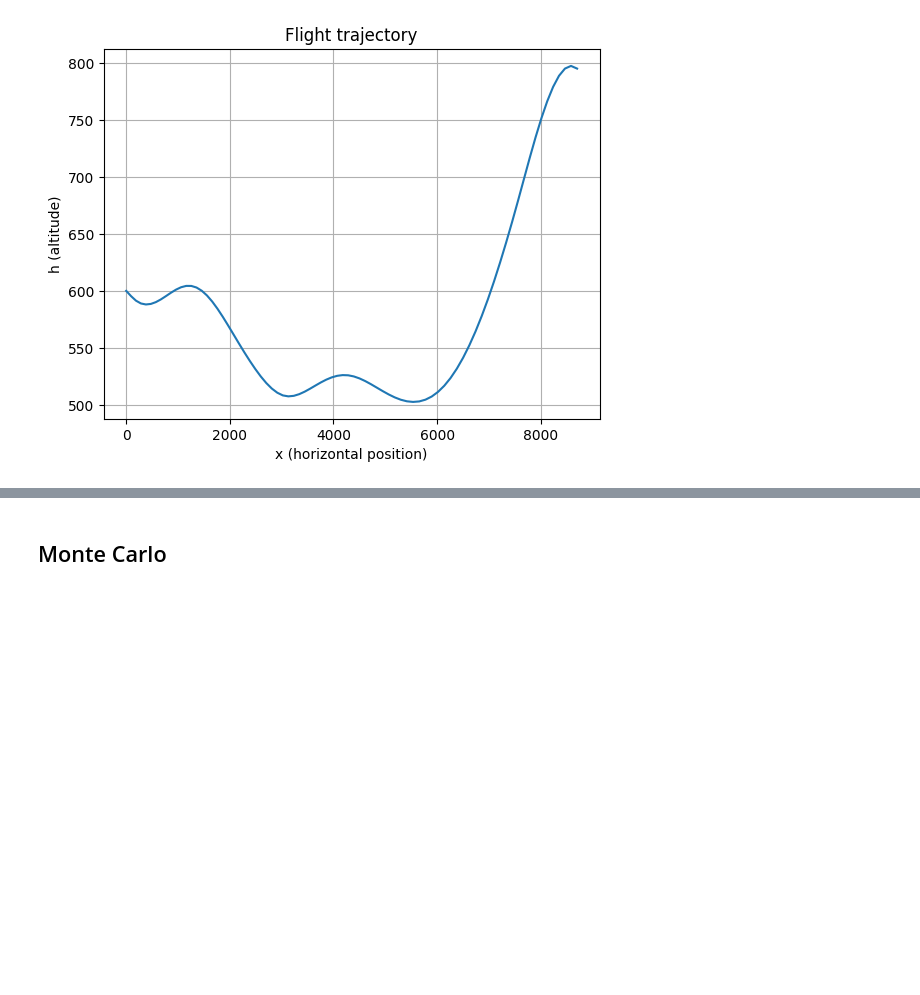
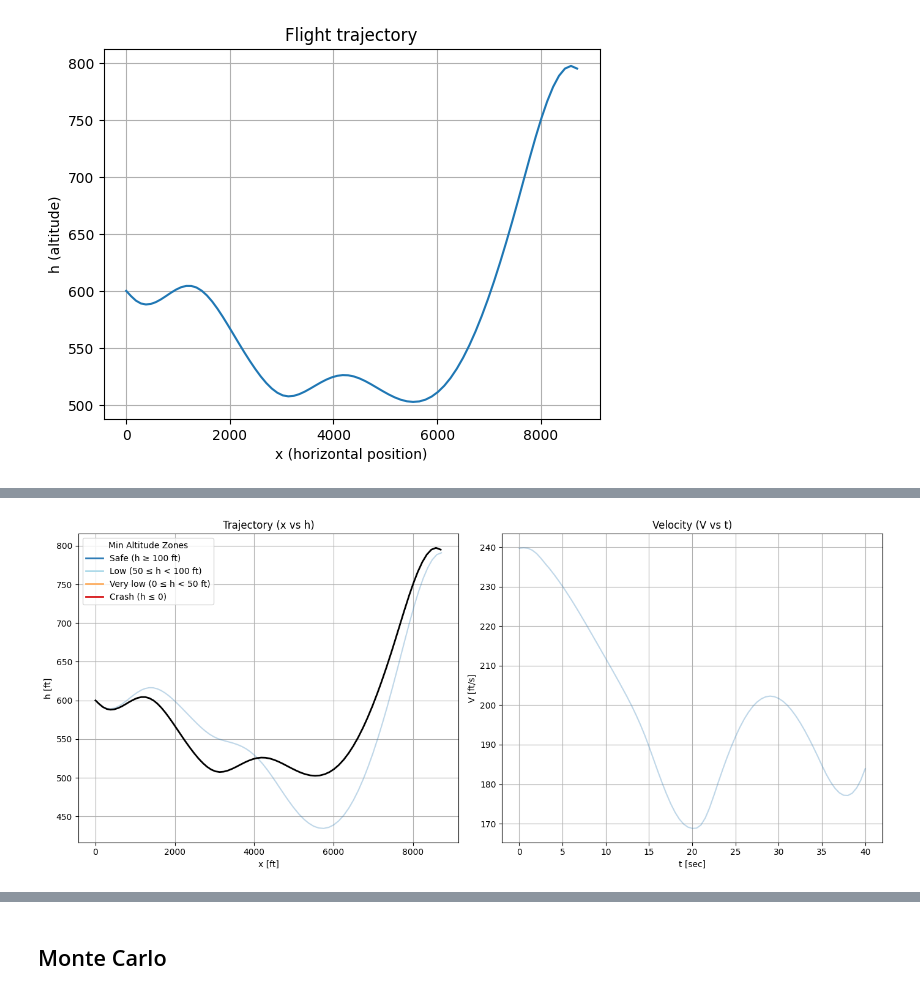
Before and after one commit to dmw1998/Case_Study_Log, a Jupyter notebook: Full_Version_OCP.ipynb, the cells around one changed output, grey strips where cells are left out. Drawn from its saved outputs; the diff is of its cells as text; code cells hidden in the pictures; blank space fills up the shorter version.

Commit message:
Add Poster Plot

```diff
--- a/Full_Version_OCP.ipynb
+++ b/Full_Version_OCP.ipynb
@@ -233,7 +230,7 @@ def solve_ocp(k_value):
     opti.solver("ipopt", {"expand": True}, {
         "max_iter": 1000,
         "tol": 1e-6,
-        "print_level": 5,
+        "print_level": 0,
         "linear_solver": "mumps",
         "hessian_approximation": "limited-memory",
     })
@@ -431,0 +543,88 @@ plt.show()
+# %%
+colors = {
+    "safe": "#2c7bb6",      # Dark Blue
+    "low": "#abd9e9",       # Light Blue
+    "very_low": "#fdae61",  # Orange
+    "crash": "#d7191c"      # Red
+}
+
+# Set simulation parameters
+np.random.seed(0)
+# k_values = np.random.normal(1, 0.25, 1000)
+k_values = [1.0]
+tf = 40
+N = 80
+dt = 40 / 80
+x0 = 0
+h0 = 600
+V0 = 239.7
+gamma0 = -0.03925
+alpha0 = 0.1283
+opt_u = res["u"]
+
+under_0, under_50, under_100 = 0, 0, 0
+
+fig, (ax1, ax2) = plt.subplots(1, 2, figsize=(14, 6))
+
+for k in k_values:
+    ode = get_numpy_aircraft_ode(k)
+    X = np.array([x0, h0, V0, gamma0, alpha0])
+    traj = {"x": [], "h": [], "V": [], "t": []}
+
+    for i, u in enumerate(opt_u):
+        t = i * dt
+        traj["x"].append(X[0])
+        traj["h"].append(X[1])
+        traj["V"].append(X[2])
+        traj["t"].append(t)
+        X = rk4_step_np(ode, X, u, t, dt)
+
+    traj["x"].append(X[0])
+    traj["h"].append(X[1])
+    traj["V"].append(X[2])
+    traj["t"].append(t + dt)
+
+    if min(traj["h"]) < 1e-6:
+        under_0 += 1
+        ax1.plot(traj["x"], traj["h"], alpha=0.3, color=colors["crash"])
+        ax2.plot(traj["t"], traj["V"], alpha=0.3, color=colors["crash"])
+    elif min(traj["h"]) < 50:
+        under_50 += 1
+        ax1.plot(traj["x"], traj["h"], alpha=0.3, color=colors["very_low"])
+        ax2.plot(traj["t"], traj["V"], alpha=0.3, color=colors["very_low"])
+    elif min(traj["h"]) < 100:
+        under_100 += 1
+        ax1.plot(traj["x"], traj["h"], alpha=0.3, color=colors["low"])
+        ax2.plot(traj["t"], traj["V"], alpha=0.3, color=colors["low"])
+    else:
+        ax1.plot(traj["x"], traj["h"], alpha=0.3, color=colors["safe"])
+        ax2.plot(traj["t"], traj["V"], alpha=0.3, color=colors["safe"])
+
+ax1.set_xlabel("x [ft]")
+ax1.set_ylabel("h [ft]")
+ax1.set_title("Trajectory (x vs h)")
+ax1.grid(True)
+legend_elements = [
+    Line2D([0], [0], color=colors["safe"],      lw=2, label='Safe (h ≥ 100 ft)'),
+    Line2D([0], [0], color=colors["low"],       lw=2, label='Low (50 ≤ h < 100 ft)'),
+    Line2D([0], [0], color=colors["very_low"],  lw=2, label='Very low (0 ≤ h < 50 ft)'),
+    Line2D([0], [0], color=colors["crash"],     lw=2, label='Crash (h ≤ 0)')
+]
+ax1.legend(handles=legend_elements, loc='upper left', title="Min Altitude Zones")
+
+ax1.plot(res['x'], res['h'], color='black', linewidth=2, label='Optimal')
+
+ax2.set_xlabel("t [sec]")
+ax2.set_ylabel("V [ft/s]")
+ax2.set_title("Velocity (V vs t)")
+ax2.grid(True)
+# ax2.legend()
+
+plt.tight_layout()
+plt.show()
+
+print(f"Under 100: {under_100/len(k_values)}")
+print(f"Under 50: {under_50/len(k_values)}")
+print(f"Under 0: {under_0/len(k_values)}")
+# %% [output]
+[figure, added]
```
Also changed, not shown: parts of 8 cells of this notebook.
